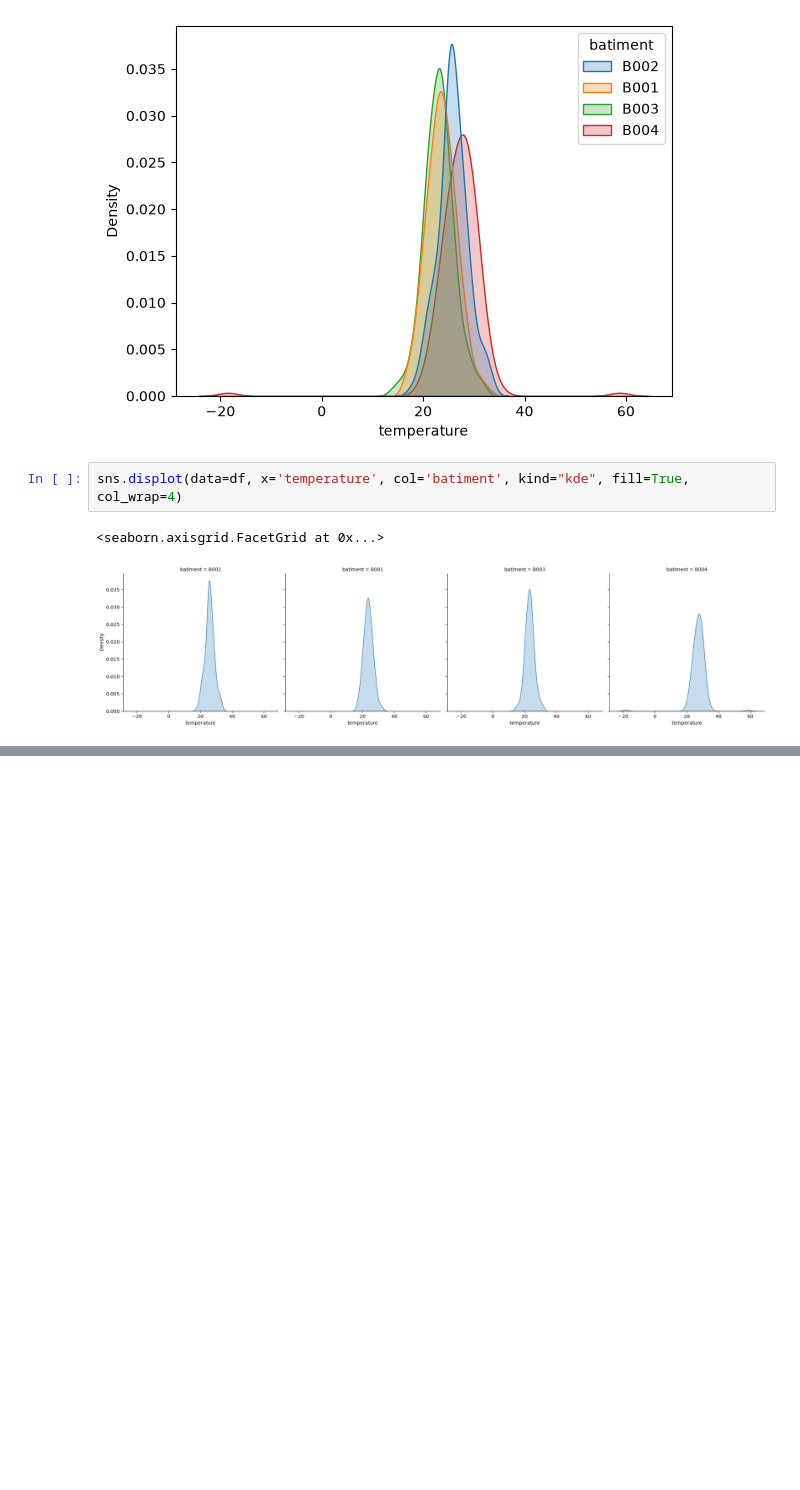
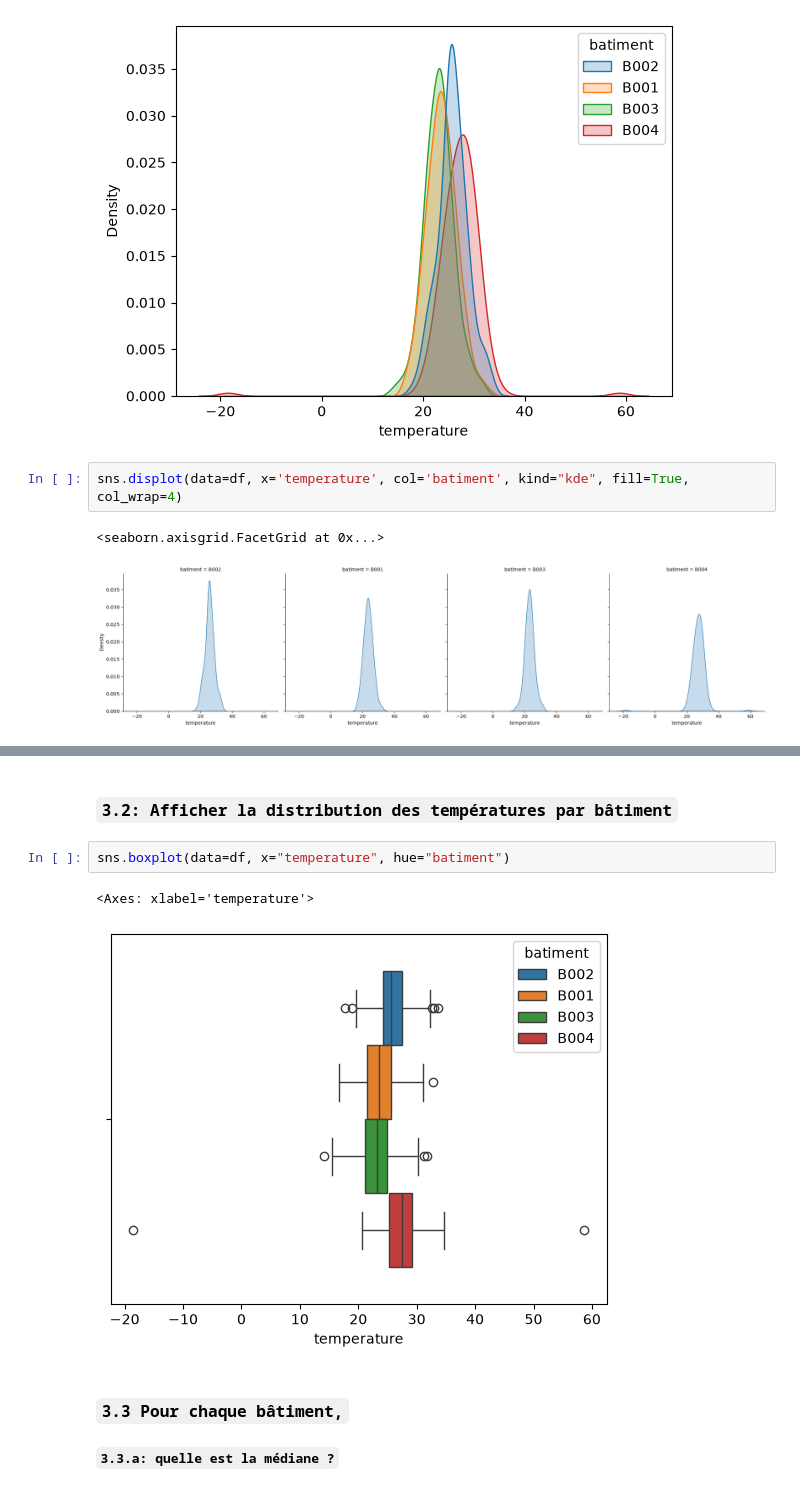
Before and after one commit to Alassanee/atelier_seaborn_iot, a Jupyter notebook: notebooks/atelier_seaborn_iot.ipynb, the cells around one changed output, grey strips where cells are left out. Cells and saved outputs as stored; diff of their text form; blank space fills up the shorter version.

```diff
--- a/notebooks/atelier_seaborn_iot.ipynb
+++ b/notebooks/atelier_seaborn_iot.ipynb
@@ -191,0 +202,11 @@ sns.displot(data=df, x='temperature', col='batiment', kind="kde", fill=True, col
+# %% [markdown]
+### `3.2: Afficher la distribution des températures par bâtiment`
+# %%
+sns.boxplot(data=df, x="temperature", hue="batiment")
+# %% [output]
+<Axes: xlabel='temperature'>
+[figure, added]
+# %% [markdown]
+### `3.3 Pour chaque bâtiment,`
+
+#### `3.3.a: quelle est la médiane ?`
```
Also changed, not shown: parts of 3 cells of this notebook.
